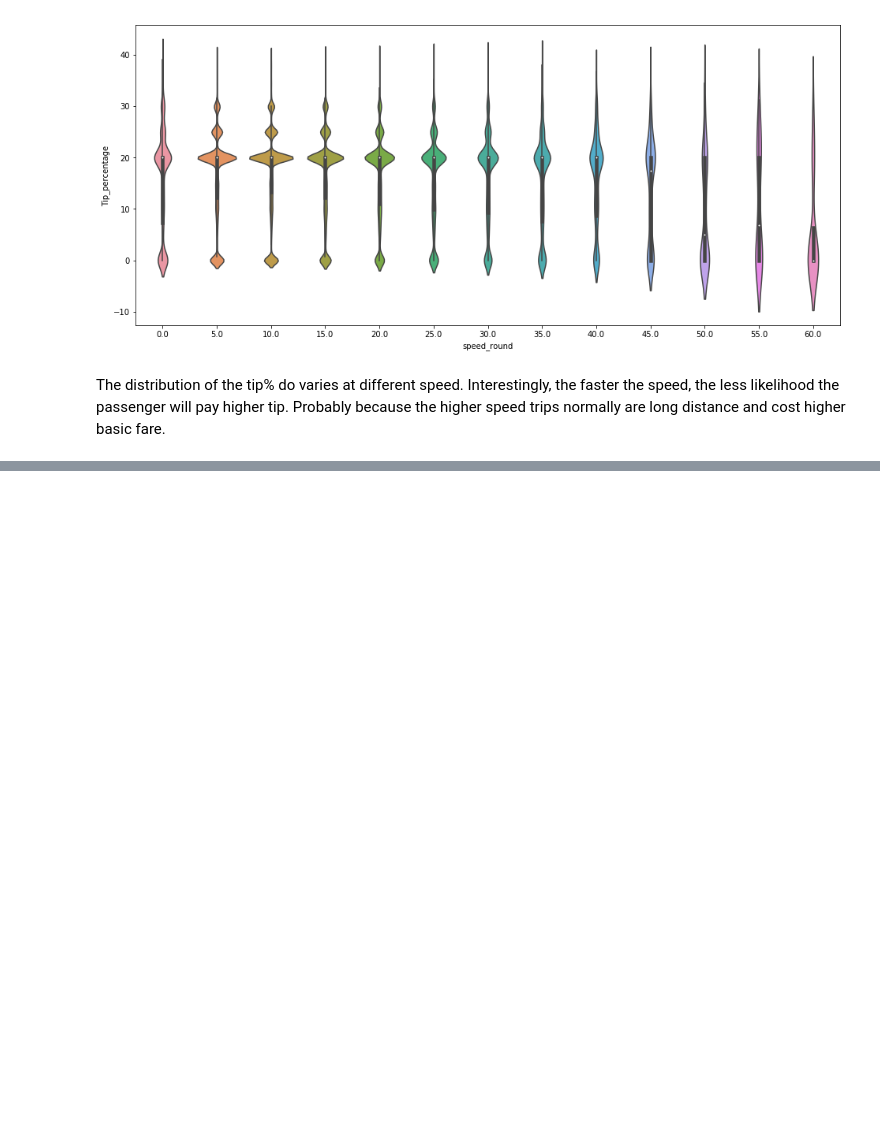
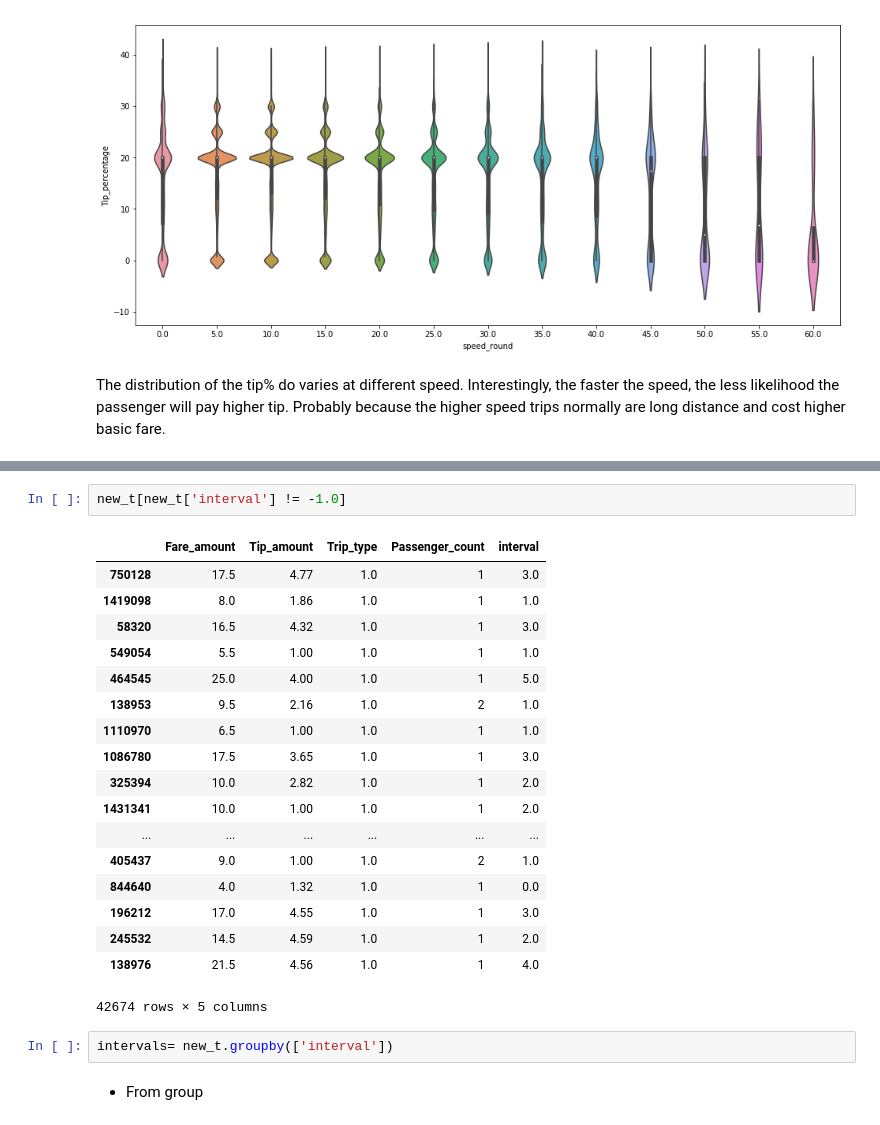
Before and after one commit to amartya21/codingrex.github.io, a Jupyter notebook: Final_Project.ipynb, the cells around one changed output, grey strips where cells are left out. Cells and saved outputs as stored; diff of their text form; blank space fills up the shorter version.

```diff
--- a/Final_Project.ipynb
+++ b/Final_Project.ipynb
@@ -638,0 +664,25 @@ The distribution of the tip% do varies at different speed. Interestingly, the fa
+# %%
+new_t[new_t['interval'] != -1.0]
+# %% [output]
+|  | Fare_amount | Tip_amount | Trip_type | Passenger_count | interval |
+| 750128 | 17.5 | 4.77 | 1.0 | 1 | 3.0 |
+| 1419098 | 8.0 | 1.86 | 1.0 | 1 | 1.0 |
+| 58320 | 16.5 | 4.32 | 1.0 | 1 | 3.0 |
+| 549054 | 5.5 | 1.00 | 1.0 | 1 | 1.0 |
+| 464545 | 25.0 | 4.00 | 1.0 | 1 | 5.0 |
+| 138953 | 9.5 | 2.16 | 1.0 | 2 | 1.0 |
+| 1110970 | 6.5 | 1.00 | 1.0 | 1 | 1.0 |
+| 1086780 | 17.5 | 3.65 | 1.0 | 1 | 3.0 |
+| 325394 | 10.0 | 2.82 | 1.0 | 1 | 2.0 |
+| 1431341 | 10.0 | 1.00 | 1.0 | 1 | 2.0 |
+| ... | ... | ... | ... | ... | ... |
+| 405437 | 9.0 | 1.00 | 1.0 | 2 | 1.0 |
+| 844640 | 4.0 | 1.32 | 1.0 | 1 | 0.0 |
+| 196212 | 17.0 | 4.55 | 1.0 | 1 | 3.0 |
+| 245532 | 14.5 | 4.59 | 1.0 | 1 | 2.0 |
+| 138976 | 21.5 | 4.56 | 1.0 | 1 | 4.0 |
+42674 rows × 5 columns
+# %%
+intervals= new_t.groupby(['interval'])
+# %% [markdown]
+* From group
```
Also changed, not shown: parts of 31 cells of this notebook.
